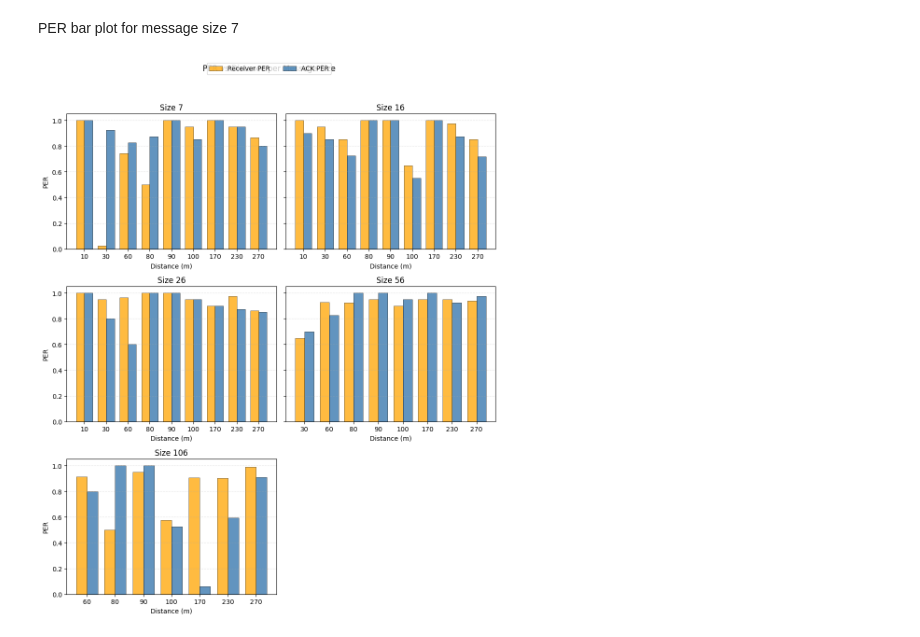
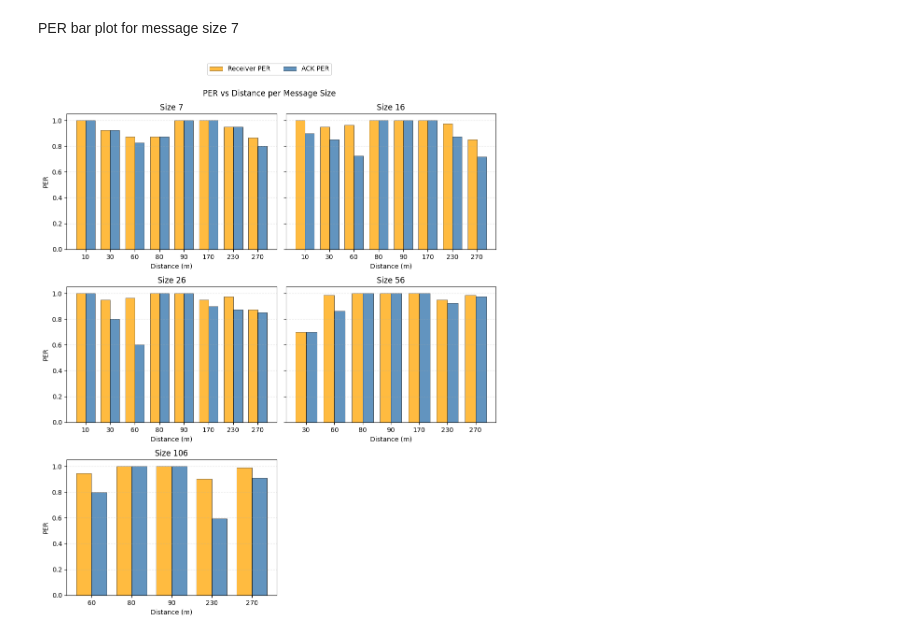
Before and after one commit to dmochkas/ahoi-diagrams, a Jupyter notebook: ahoi-diagrams.ipynb, the cells around one changed output. Drawn from its saved outputs; the diff is of its cells as text; code cells hidden in the pictures.

Commit message:
Final version of diagrams

```diff
--- a/ahoi-diagrams.ipynb
+++ b/ahoi-diagrams.ipynb
@@ -83,5 +94,6 @@ print('Packet sizes:', sizes)
 Packet sizes: [  7  16  26  56 106]
 # %%
+normalize_rcv_ack = True
 # Collect records for plotting (one row per batch with ACK data)
 ack_per_distance_records = []
 
@@ -102,16 +114,20 @@ for sz in sizes:
 
         print("Batch", len(batch), " from: ", batch.iloc[0]['Timestamp'], " to ", batch.iloc[-1]['Timestamp'])
 
-        wait_for_ack = 6
-        recv_per = get_limited_batch(batch.iloc[0]['Timestamp'] - timedelta(seconds=1), batch.iloc[-1]['Timestamp'] + timedelta(seconds=wait_for_ack), recv_df)
+        rtt = 10
+        recv_batch = get_limited_batch(batch.iloc[0]['Timestamp'] - timedelta(seconds=1), batch.iloc[-1]['Timestamp'] + timedelta(seconds=rtt), recv_df)
 
-        if recv_per is not None:
-            recv_ratio = len(recv_per) / len(batch)
-            print('PER', i, ': ', recv_ratio)
+        if recv_batch is not None:
+            recv_per = len(recv_batch) / len(batch)
+            print('PER', i, ': ', recv_per)
+
+            recv_power = recv_batch[(recv_batch['Power'] < 100.0)]['Power'].mean()
+            recv_rssi = recv_batch[recv_batch['RSSI'] < 100.0]['RSSI'].mean()
         else:
-            recv_ratio = None
+            recv_per = None
             print('PER', i, ': No matching batch found')
 
+        wait_for_ack = 6
         ack_batch = get_limited_batch(batch.iloc[0]['Timestamp'], batch.iloc[-1]['Timestamp'] + timedelta(seconds=wait_for_ack), send_acks_df)
         if ack_batch is not None and not ack_batch.empty:
             distance = ack_batch['Avg Distance, m'].mean()
@@ -123,11 +139,18 @@ for sz in sizes:
             print('ACK PER', i, ': ', per)
             print('Avg Distance: ', distance)
             if pd.notna(distance):
+                if recv_per < per:
+                    print('Warning: receive per is smaller than ack per')
+                    if normalize_rcv_ack:
+                        print('Equalizing receive per to ack per')
+                        recv_per = per
                 ack_per_distance_records.append({
                     'Msg Size': sz,
                     'Distance': distance // 10 * 10,
                     'PER': per,
-                    'Recv_PER': recv_ratio
+                    'Recv_PER': recv_per,
+                    'Power': recv_power,
+                    'RSSI': recv_rssi
                 })
         else:
             print('ACK PER', i, ': No matching batch found')
@@ -173,13 +196,14 @@ if ack_per_distance_records:
         plt.scatter(grp['Distance'], grp['Recv_PER'], s=sizes_marker, marker='s', label=f'Size {sz}', alpha=0.65, edgecolor='k', linewidth=0.3)
         plt.plot(grp['Distance'], grp['Recv_PER'], linewidth=1, alpha=0.4, linestyle='--')
     plt.xlabel('Average Distance (m)')
-    plt.ylabel('Recv PER (Acked / Sent in Batch)')
+    plt.ylabel('Receiver PER')
     plt.ylim(0, 1.1)
     plt.yticks(np.arange(0, 1.01, 0.1))
-    plt.title('Recv PER vs Distance by Message Size (Alternative View)')
+    plt.title('Recv PER vs Distance by Message Size')
     plt.grid(True, alpha=0.3)
     plt.legend(title='Message Size')
     plt.tight_layout()
+    plt.savefig('recv_per_distance_plot.png', dpi=150)
     plt.show()
 
     plt.figure(figsize=(10, 6))
@@ -190,16 +214,16 @@ if ack_per_distance_records:
         plt.plot(grp['Distance'], grp['PER'], linewidth=1, alpha=0.5)
 
     plt.xlabel('Average Distance (m)')
-    plt.ylabel('ACK PER (Acked / Sent in Batch)')
+    plt.ylabel('ACK PER')
     # plt.ylim(0, 1)
     plt.ylim(0, 1.1)
     plt.yticks(np.arange(0, 1.01, 0.1))  # 0.1 step ticks
-    plt.title('PER vs Distance by Message Size (Averaged)')
+    plt.title('PER vs Distance by Message Size')
     plt.grid(True, alpha=0.3)
     plt.legend(title='Message Size')
     plt.tight_layout()
+    plt.savefig('ack_per_distance_plot.png', dpi=150)
     plt.show()
-    # Optionally save: plt.savefig('per_distance_plot.png', dpi=150)
 else:
     print("No ACK batch data collected; skipping plot generation.")
 # %% [output]
@@ -259,32 +283,34 @@ if 'ack_per_distance_records' in globals() and ack_per_distance_records:
             else:
                 ax.bar(x, ack_vals, width, label='ACK PER', color='steelblue', alpha=0.85, edgecolor='k', linewidth=0.5)
             ax.set_title(f'Size {TARGET_MSG_SIZE}')
             ax.set_xticks(x)
             ax.set_xticklabels(distances, rotation=0)
             ax.set_xlabel('Distance (m)')
             if c == 0:
                 ax.set_ylabel('PER')
             ax.grid(axis='y', linestyle='--', alpha=0.3)
         # Hide unused axes
         for j in range(n, nrows * ncols):
             r, c = divmod(j, ncols)
             axes[r][c].axis('off')
         # Unified legend
         handles, labels = [], []
         for ax in axes.flat:
             for h, l in zip(*ax.get_legend_handles_labels()):
                 if l not in labels:
                     handles.append(h); labels.append(l)
         if handles:
             fig.legend(handles, labels, loc='upper center', ncol=len(labels))
         ylim_val = max(1.0, global_ylim * 1.05)
         for ax in axes.flat:
             if ax.has_data():
                 ax.set_ylim(0, ylim_val)
-        fig.suptitle('PER vs Distance per Message Size', y=0.995)
+        fig.suptitle('PER vs Distance per Message Size', y=0.95)
         plt.tight_layout(rect=(0, 0, 1, 0.965))
+        plt.savefig('bar_per_distance.png', dpi=150)
+
         del base_df, size_dfs, size_df
 else:
     print('No ACK batch data collected; cannot create bar plots for all sizes.')
 # %% [output]
-[figure, old version]
+[figure, new version]
```
Also changed, not shown: parts of 9 cells of this notebook, 13 other files.
